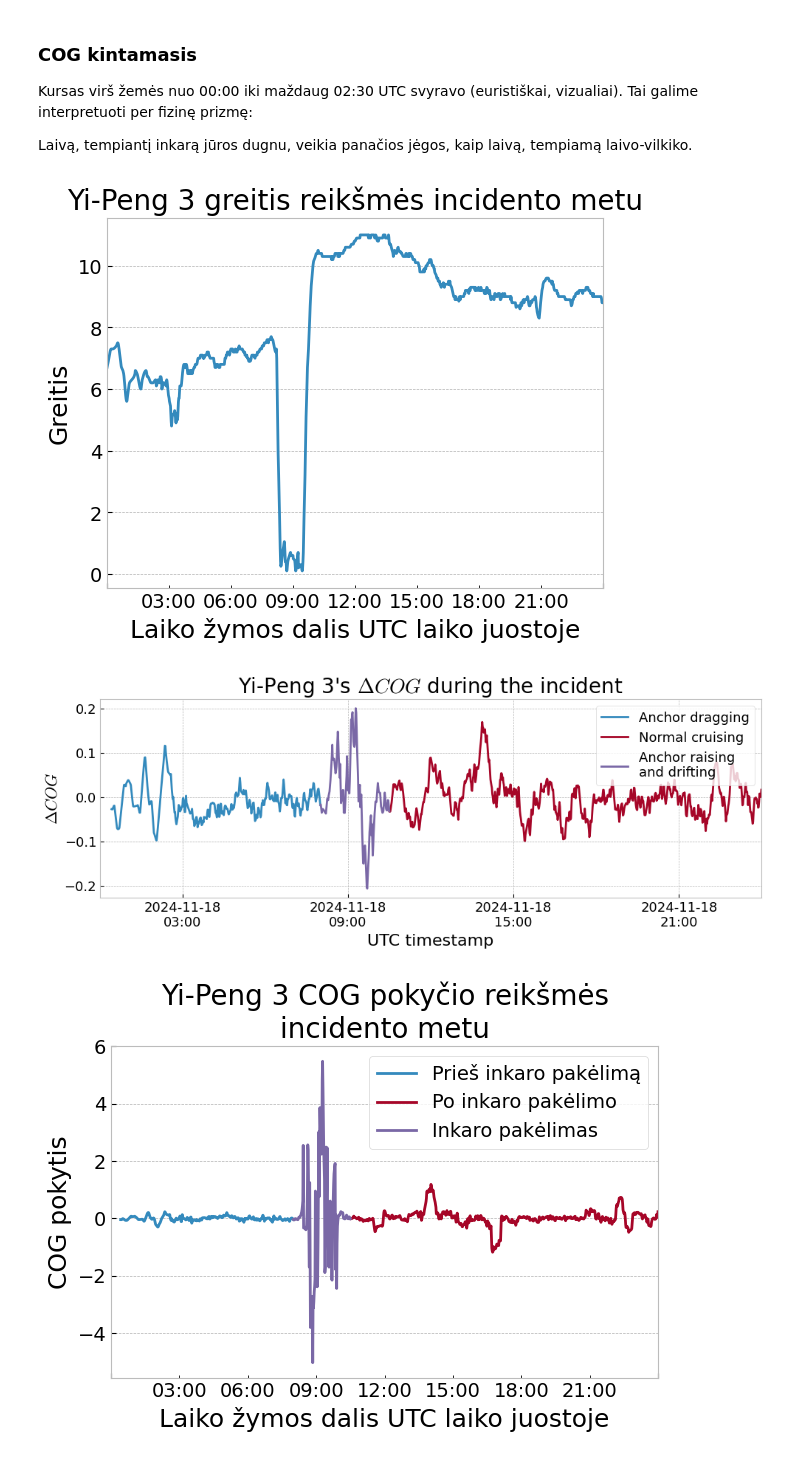
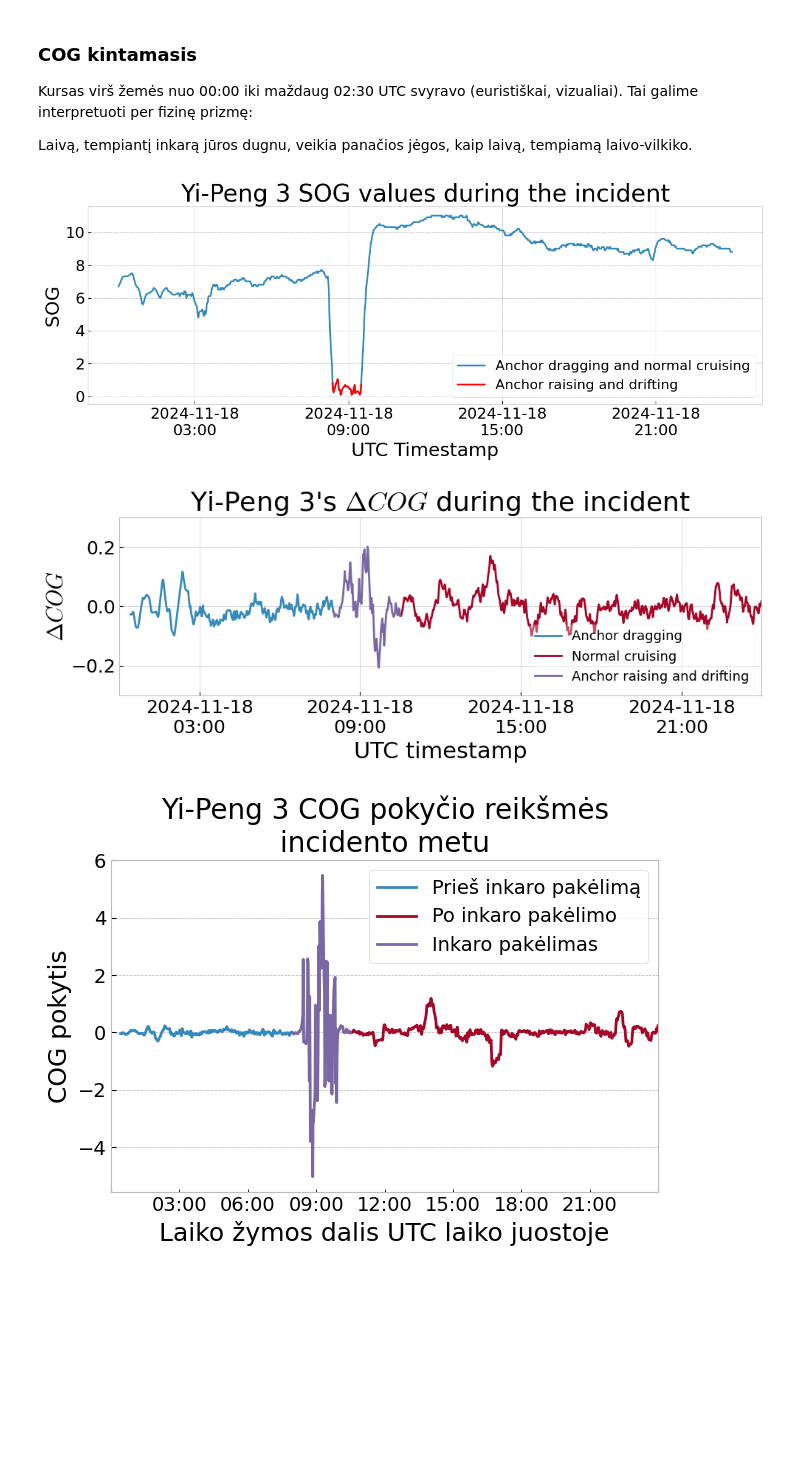
Before and after one commit to lukasjanusauskas/lukas-jan-kursinis-projektas, a Jupyter notebook: notebooks/pradine-atvejo-analize.ipynb, the cells around one changed output. Saved outputs shown, nothing was run; the diff lists cells and outputs as text; code cells hidden in the pictures; blank space fills up the shorter version.

```diff
--- a/notebooks/pradine-atvejo-analize.ipynb
+++ b/notebooks/pradine-atvejo-analize.ipynb
@@ -48,17 +48,34 @@ Tai galime interpretuoti per fizinę prizmę:
 
 Laivą, tempiantį inkarą jūros dugnu, veikia panačios jėgos, kaip laivą, tempiamą laivo-vilkiko.
 # %%
-df_int['speed'].plot()
+plt.plot(df_int['speed'], label='Anchor dragging and normal cruising')
+plt.plot(df_int[df_int['speed'] <= 1.2]['speed'], color='red', label='Anchor raising and drifting')
 
-plt.xlabel('Laiko žymos dalis UTC laiko juostoje', size=18)
-plt.ylabel('Greitis', size=18)
-plt.tick_params(axis='both', which='both', labelsize=14)
+plt.xlabel('UTC Timestamp', size=22)
+plt.ylabel('SOG', size=22)
 
-plt.title('Yi-Peng 3 greitis reikšmės incidento metu', size=20)
+plt.title('Yi-Peng 3 SOG values during the incident', size=28)
 
+plt.gcf().set_figwidth(12)
+
+plt.xticks(
+    ticks=[datetime(2024,11,18, 3+x*6,0) for x in range(0, 4)],
+    labels=[f"2024-11-18\n{(3+x*6):02}:00" for x in range(0, 4)],
+    minor=False
+)
+plt.xticks(
+    ticks=[],
+    labels=[],
+    minor=True
+)
+
+plt.legend(fontsize=16, loc='lower right')
+plt.tick_params(axis='both', labelsize=18)
+
+plt.tight_layout()
 plt.savefig('sog-anomaly.png', dpi=750)
 # %% [output]
-[figure, old version]
+[figure, new version]
 # %%
 data_feat = df_int['course'].apply(lambda x: 180 - np.abs(180 - x))
 data_feat = (data_feat - 90) / 90
@@ -83,11 +100,11 @@ data_feat\
 
 data_feat\
     .loc[anchor_raise_start:anchor_raise_end]\
-    .plot(label='Anchor raising\nand drifting', ax=ax)
+    .plot(label='Anchor raising and drifting', ax=ax)
 
-ax.set_xlabel('UTC timestamp', size=16)
-ax.set_ylabel(r'$\Delta COG$', size=16)
-ax.set_title(r"Yi-Peng 3's $\Delta COG$ during the incident", size=20)
+ax.set_xlabel('UTC timestamp', size=22)
+ax.set_ylabel(r'$\Delta COG$', size=22)
+ax.set_title(r"Yi-Peng 3's $\Delta COG$ during the incident", size=26)
 
 ax.set_xticks(
     ticks=[datetime(2024,11,18, 3+x*6,0) for x in range(0, 4)],
@@ -99,14 +116,15 @@ ax.set_xticks(
     labels=[],
     minor=True
 )
-ax.tick_params(axis='both', which='both', labelsize=13)
-ax.legend(fontsize=13)
+ax.set_ylim((-0.3, 0.3))
+ax.tick_params(axis='both', which='both', labelsize=18)
+ax.legend(fontsize=13, loc='lower right', framealpha=0.3)
 
 plt.tight_layout()
 plt.savefig('cog-pokytis.png', dpi=750)
 plt.show()
 # %% [output]
-[figure, old version]
+[figure, new version]
 # %%
 data_feat = df_int['course']\
     .apply(lambda x: 180 - np.abs(180 - x))\
```
Also changed, not shown: parts of 1 cell of this notebook, 10 other files.
